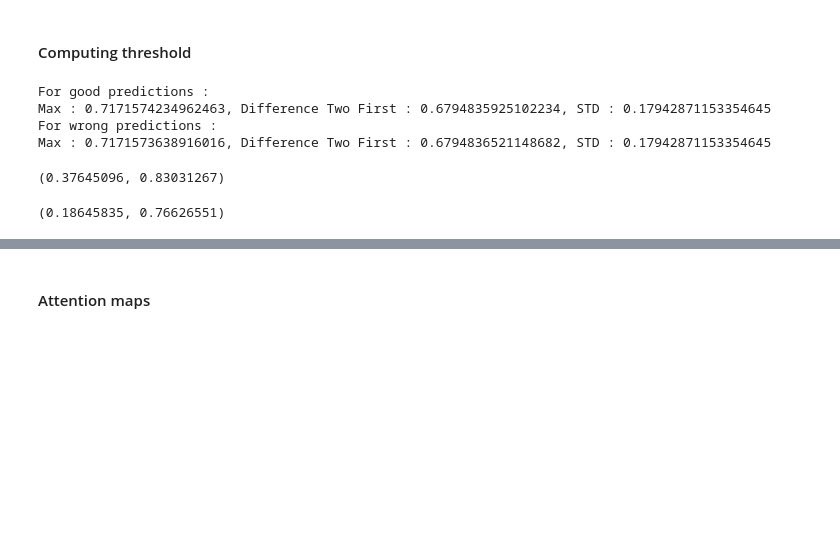
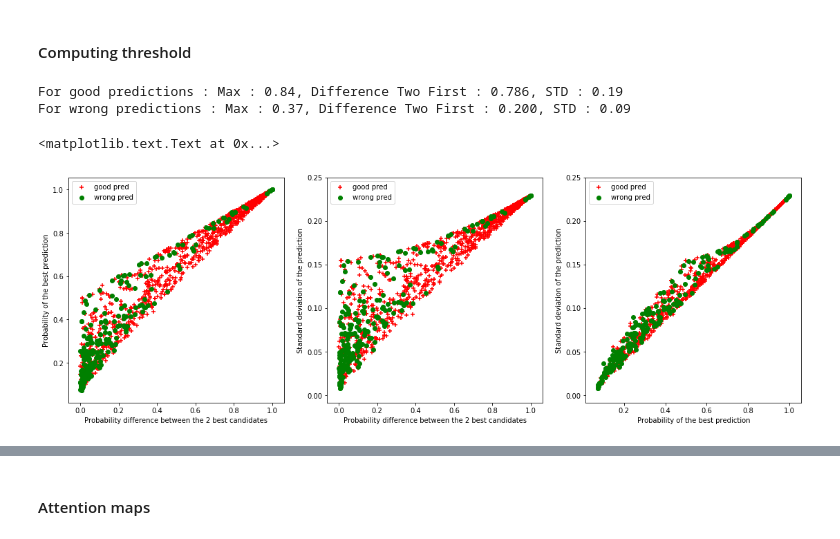
Before and after one commit to alexattia/SimpsonRecognition, a Jupyter notebook: Data Processing and Learning.ipynb, the cells around one changed output, grey strips where cells are left out. Saved outputs shown, nothing was run; the diff lists cells and outputs as text; code cells hidden in the pictures; blank space fills up the shorter version.

```diff
--- a/Data Processing and Learning.ipynb
+++ b/Data Processing and Learning.ipynb
@@ -287,28 +268,41 @@ for k in range(len(y_test)):
 comp = np.argmax(y_test, axis=1) == np.argmax(y_pred, axis=1)
 index_good, index_false = [i for i, x in enumerate(comp) if x], [i for i, x in enumerate(comp) if not x]
 # %%
-good_best = np.array(value_best_true)[index_good]
-good_diff = np.array(diff_bests_true)[index_good]
-wrong_best = np.array(value_best_true)[index_false]
-wrong_diff = np.array(diff_bests_true)[index_false]
-good_std = np.array(std_vals)[index_good]
-false_std = np.array(std_vals)[index_false]
-print("For good predictions : \nMax : {}, Difference Two First : {}, STD : {}".format(np.mean(good_best),
-                                                                            np.mean(good_diff),
-                                                                            np.mean(good_std)))
-print("For wrong predictions : \nMax : {}, Difference Two First : {}, STD : {}".format(np.mean(wrong_best),
-                                                                             np.mean(wrong_diff),
-                                                                            np.mean(false_std)))
+max_good = np.max(y_pred[index_good], axis=1)
+max_wrong = np.max(y_pred[index_false], axis=1)
+diff_good = np.diff(np.sort(y_pred[index_good], axis=1)[:, 16:])
+diff_wrong = np.diff(np.sort(y_pred[index_false], axis=1)[:, 16:])
+std_good = np.std(y_pred[index_good], axis=1)
+std_wrong = np.std(y_pred[index_false], axis=1)
+
+print("For good predictions : Max : {:.2f}, Difference Two First : {:.3f}, STD : {:.2f}".format(np.mean(max_good),
+                                                                            np.mean(diff_good),
+                                                                            np.mean(std_good)))
+print("For wrong predictions : Max : {:.2f}, Difference Two First : {:.3f}, STD : {:.2f}".format(np.mean(max_wrong),
+                                                                             np.mean(diff_wrong),
+                                                                            np.mean(std_wrong)))
 # %% [output]
-For good predictions :
-Max : 0.7171574234962463, Difference Two First : 0.6794835925102234, STD : 0.17942871153354645
-For wrong predictions :
-Max : 0.7171573638916016, Difference Two First : 0.6794836521148682, STD : 0.17942871153354645
+For good predictions : Max : 0.84, Difference Two First : 0.786, STD : 0.19
+For wrong predictions : Max : 0.37, Difference Two First : 0.200, STD : 0.09
-# %%
-np.mean(np.max(y_pred[index_false], axis=1)), np.mean(np.max(y_pred[index_good], axis=1))
-# %% [output]
-(0.37645096, 0.83031267)
-# %%
-np.mean(np.diff(np.sort(y_pred[index_false], axis=1)[:, 12:])), np.mean(np.diff(np.sort(y_pred[index_good], axis=1)[:, 12:]))
-# %% [output]
-(0.18645835, 0.76626551)
+# %%
+f, ax = plt.subplots(ncols=3, figsize=(19,6))
+ax[0].scatter(x = diff_good, y= max_good, c='red', marker='+', label = 'good pred')
+ax[0].scatter(x = diff_wrong, y= max_wrong, c='green', marker='o', label = 'wrong pred')
+ax[0].legend()
+ax[0].set_xlabel('Probability difference between the 2 best candidates')
+ax[0].set_ylabel('Probability of the best prediction')
+
+ax[1].scatter(x = diff_good, y= std_good, c='red', marker='+', label = 'good pred')
+ax[1].scatter(x = diff_wrong, y= std_wrong, c='green', marker='o', label = 'wrong pred')
+ax[1].legend()
+ax[1].set_xlabel('Probability difference between the 2 best candidates')
+ax[1].set_ylabel('Standard deviation of the prediction')
+
+ax[2].scatter(x = max_good, y= std_good, c='red', marker='+', label = 'good pred')
+ax[2].scatter(x = max_wrong, y= std_wrong, c='green', marker='o', label = 'wrong pred')
+ax[2].legend()
+ax[2].set_xlabel('Probability of the best prediction')
+ax[2].set_ylabel('Standard deviation of the prediction')
+# %% [output]
+<matplotlib.text.Text at 0x...>
+[figure, added]
```
Also changed, not shown: parts of 19 cells of this notebook, 2 other files.
